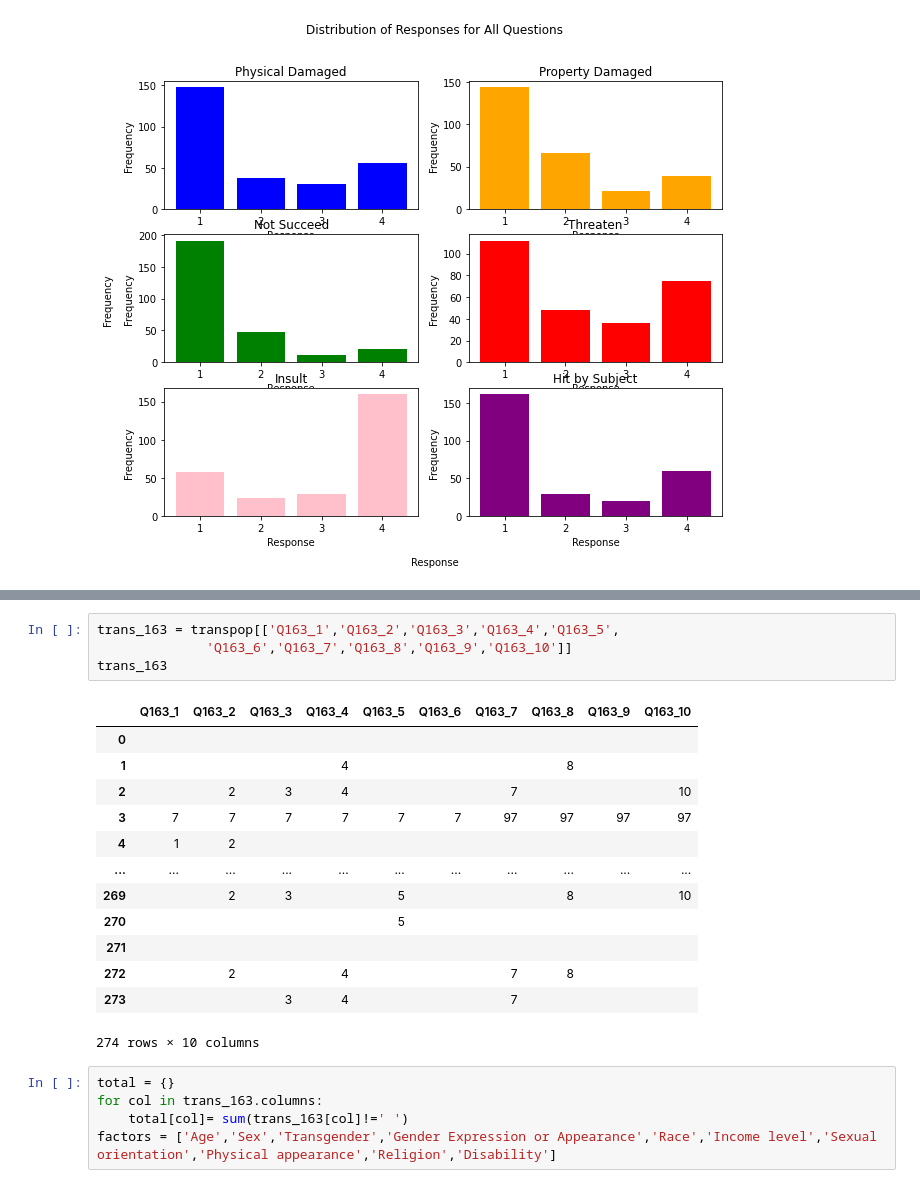
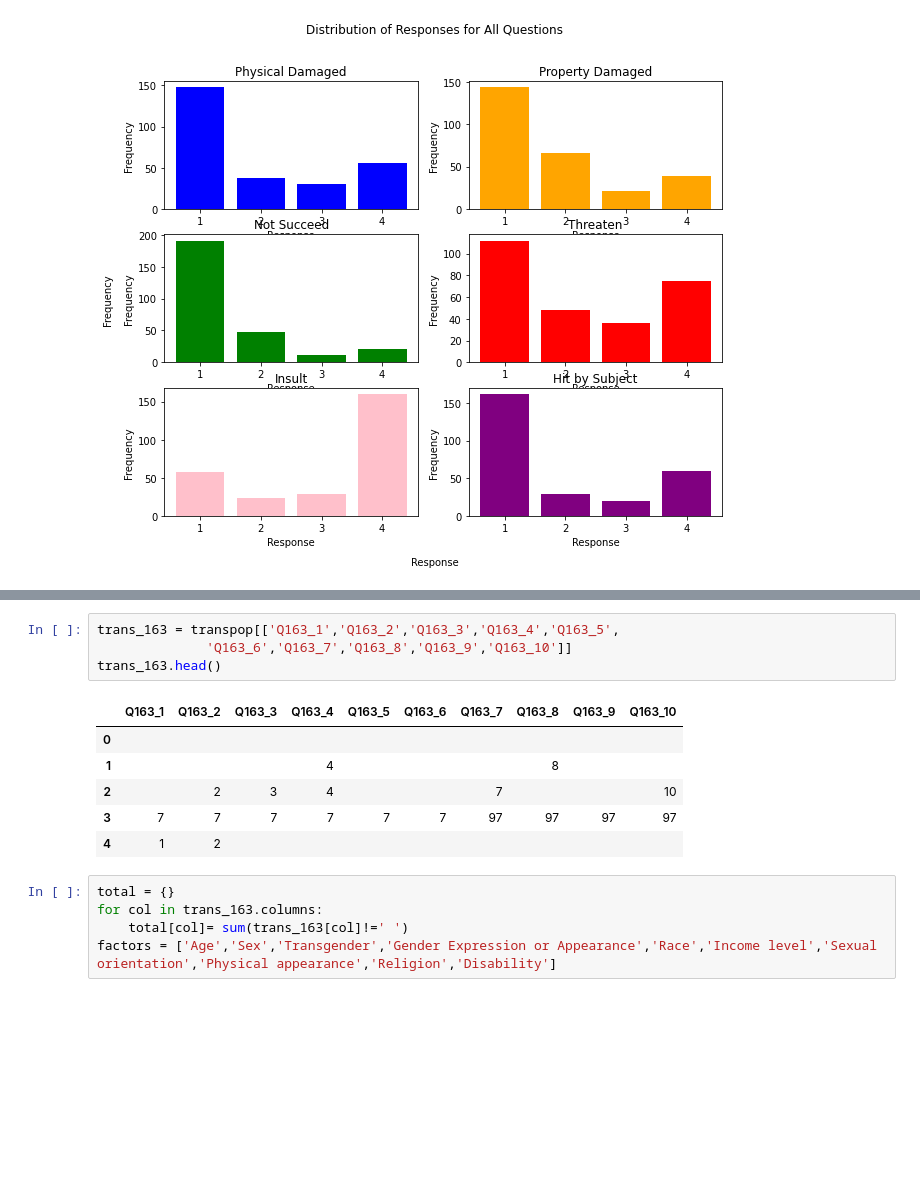
Before and after one commit to c6shi/dds_transgender, a Jupyter notebook: Victimization_Discrimination.ipynb, the cells around one changed output, grey strips where cells are left out. Drawn from its saved outputs; the diff is of its cells as text; blank space fills up the shorter version.

```diff
--- a/Victimization_Discrimination.ipynb
+++ b/Victimization_Discrimination.ipynb
@@ -112,21 +98,14 @@ plt.show()
 # %%
 trans_163 = transpop[['Q163_1','Q163_2','Q163_3','Q163_4','Q163_5',
               'Q163_6','Q163_7','Q163_8','Q163_9','Q163_10']]
-trans_163
+trans_163.head()
 # %% [output]
 |  | Q163_1 | Q163_2 | Q163_3 | Q163_4 | Q163_5 | Q163_6 | Q163_7 | Q163_8 | Q163_9 | Q163_10 |
 | 0 |  |  |  |  |  |  |  |  |  |  |
 | 1 |  |  |  | 4 |  |  |  | 8 |  |  |
 | 2 |  | 2 | 3 | 4 |  |  | 7 |  |  | 10 |
 | 3 | 7 | 7 | 7 | 7 | 7 | 7 | 97 | 97 | 97 | 97 |
 | 4 | 1 | 2 |  |  |  |  |  |  |  |  |
-| ... | ... | ... | ... | ... | ... | ... | ... | ... | ... | ... |
-| 269 |  | 2 | 3 |  | 5 |  |  | 8 |  | 10 |
-| 270 |  |  |  |  | 5 |  |  |  |  |  |
-| 271 |  |  |  |  |  |  |  |  |  |  |
-| 272 |  | 2 |  | 4 |  |  | 7 | 8 |  |  |
-| 273 |  |  | 3 | 4 |  |  | 7 |  |  |  |
-274 rows × 10 columns
 # %%
 total = {}
 for col in trans_163.columns:
```
Also changed, not shown: parts of 20 cells of this notebook.
